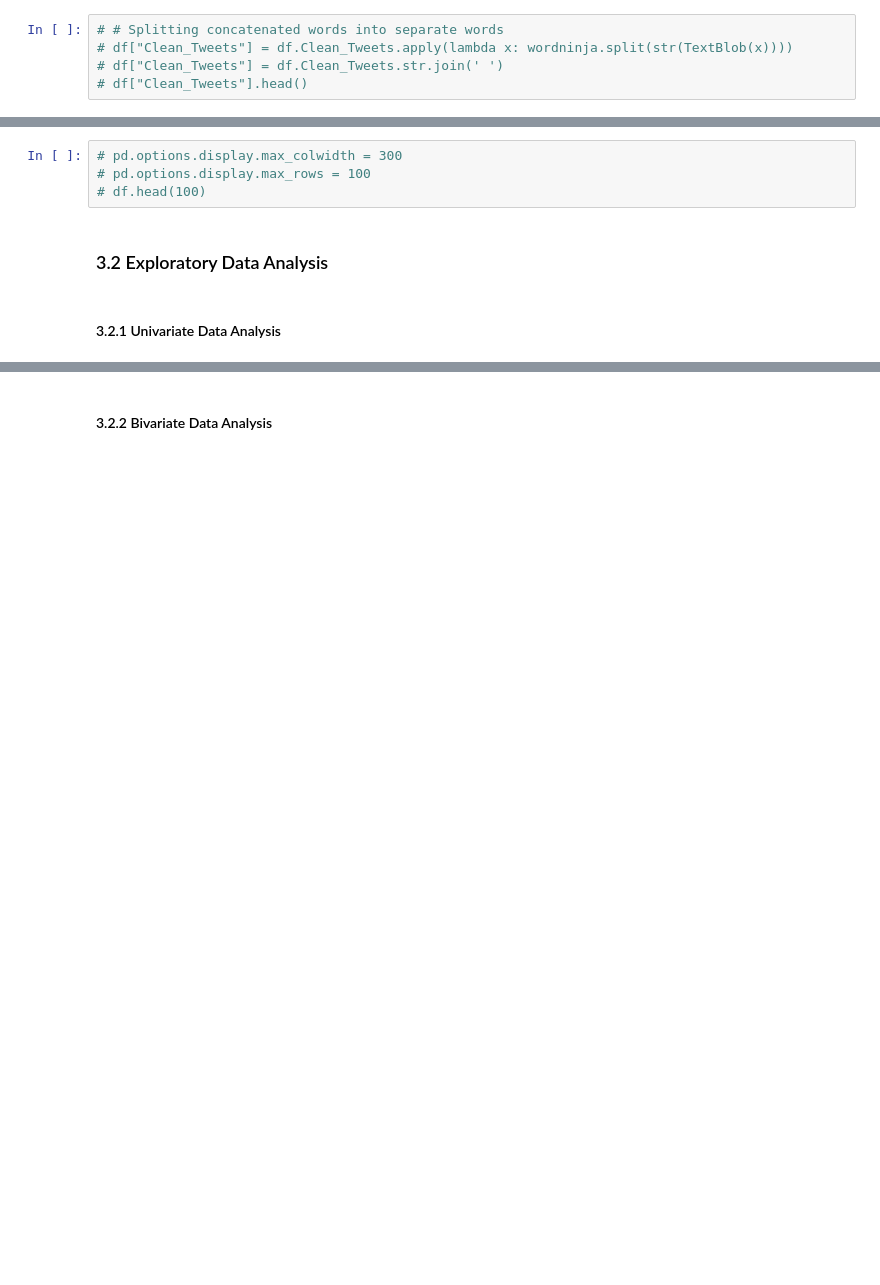
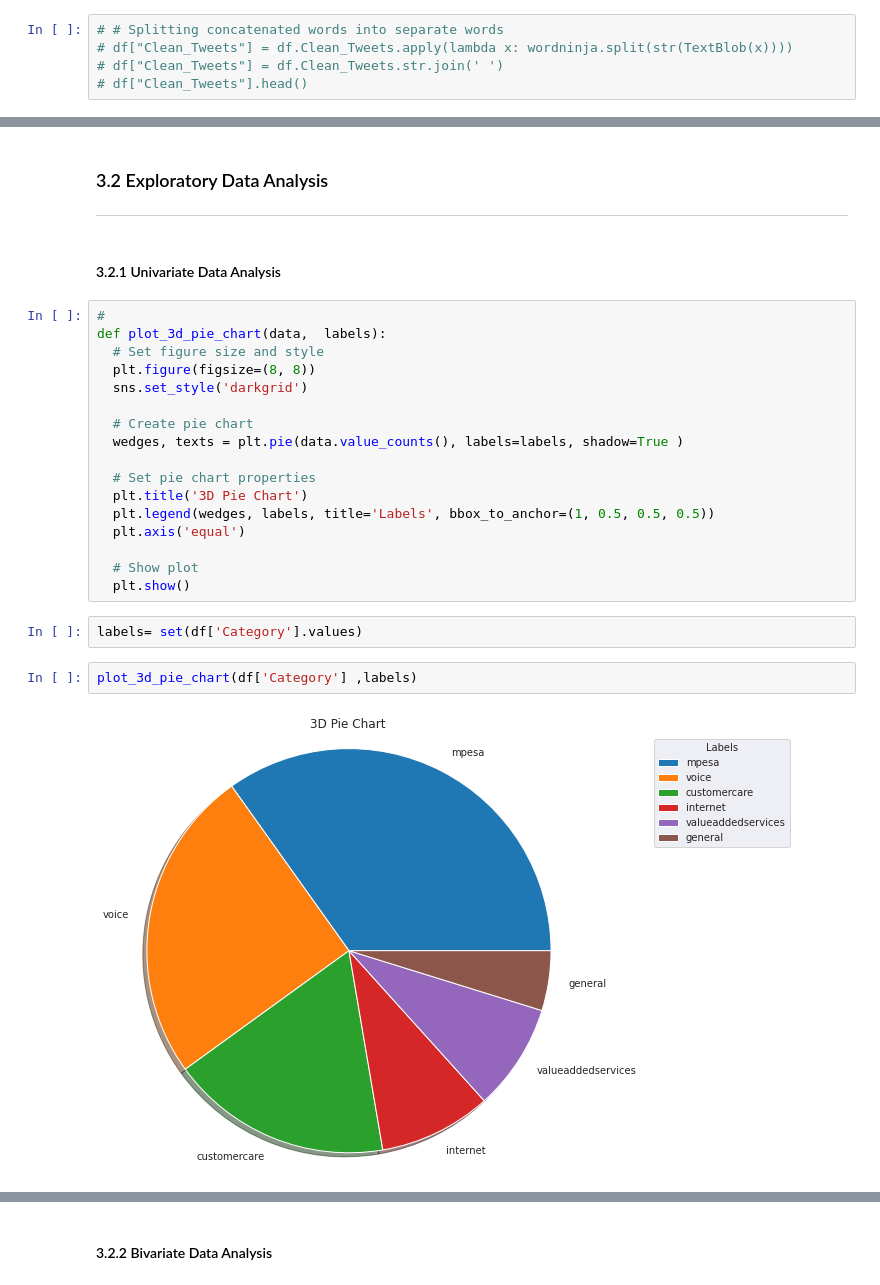
Before and after one commit to faithmaks/socialmedia-customer-service, a Jupyter notebook: Tweets_API.ipynb, the cells around one changed output, grey strips where cells are left out. Saved outputs shown, nothing was run; the diff lists cells and outputs as text; blank space fills up the shorter version.

```diff
--- a/Tweets_API.ipynb
+++ b/Tweets_API.ipynb
@@ -406,12 +422,33 @@ df
 | 999999 | 2018-10-26 10:58:27+00:00 | 1055775662072623105 | hbograndmaster | chenye nishawahi shinda tu njaa | 10 | Morning | general |
 | 1000000 | 2018-10-26 10:58:23+00:00 | 1055775643055673344 | munene___ | nataka za mzinga leo friday | 10 | Morning | general |
 446076 rows × 7 columns
-# %%
-# pd.options.display.max_colwidth = 300
-# pd.options.display.max_rows = 100
-# df.head(100)
 # %% [markdown]
 ### 3.2 Exploratory Data Analysis
+
+---
 # %% [markdown]
 #### 3.2.1 Univariate Data Analysis
+# %%
+#
+def plot_3d_pie_chart(data,  labels):
+  # Set figure size and style
+  plt.figure(figsize=(8, 8))
+  sns.set_style('darkgrid')
+
+  # Create pie chart
+  wedges, texts = plt.pie(data.value_counts(), labels=labels, shadow=True )
+
+  # Set pie chart properties
+  plt.title('3D Pie Chart')
+  plt.legend(wedges, labels, title='Labels', bbox_to_anchor=(1, 0.5, 0.5, 0.5))
+  plt.axis('equal')
+
+  # Show plot
+  plt.show()
+# %%
+labels= set(df['Category'].values)
+# %%
+plot_3d_pie_chart(df['Category'] ,labels)
+# %% [output]
+[figure, added]
 # %%
```
Also changed, not shown: parts of 66 cells of this notebook.
